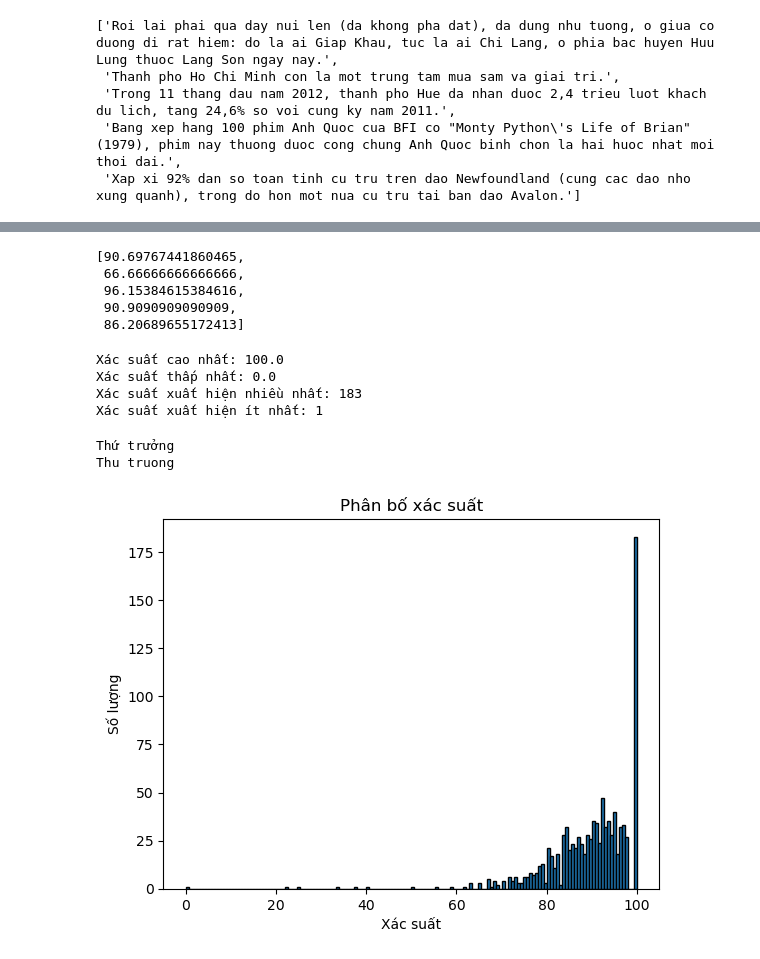
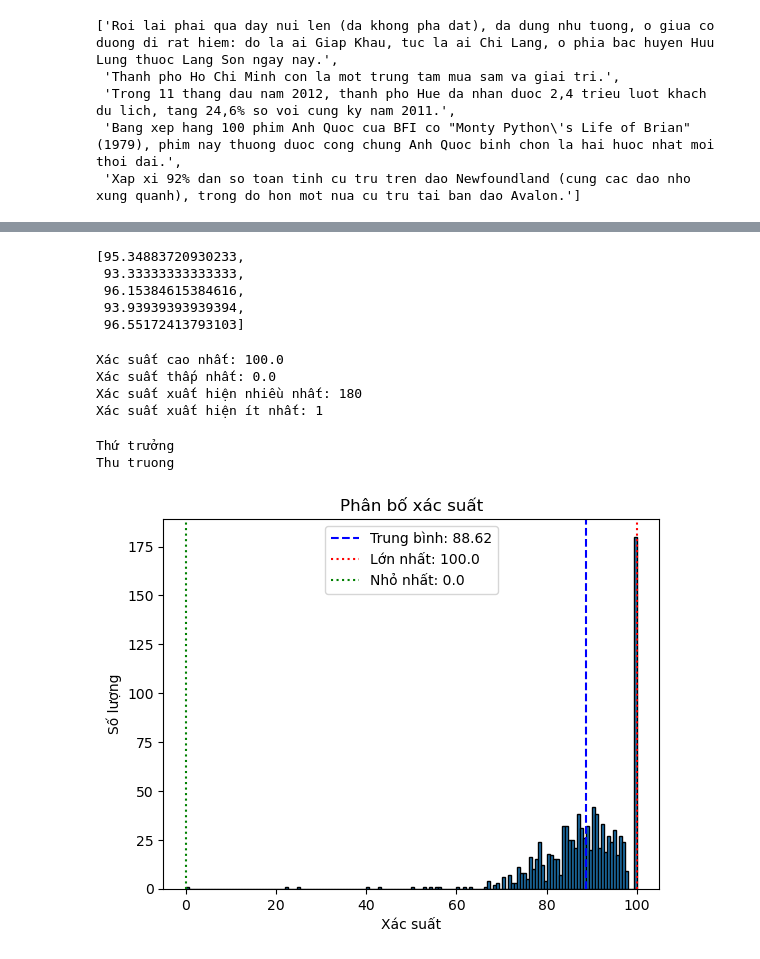
Before and after one commit to kingofnonames/Project-1, a Jupyter notebook: project1.ipynb, the cells around one changed output, grey strips where cells are left out. Cells and saved outputs as stored; diff of their text form; code cells hidden in the pictures.

```diff
--- a/project1.ipynb
+++ b/project1.ipynb
@@ -151,7 +185,7 @@ def compute_probabilities(dataset):
     start_prob = {k : v / sum(start_count.values()) for k, v in start_count.items()}
     trans_prob = {k : {k2 : v2 / sum(v.values()) for k2, v2 in v.items()} for k, v in trans_count.items()}
     emit_prob =  {k : {k2 : v2 / sum(v.values()) for k2, v2 in v.items()} for k, v in emit_count.items()}
-  return start_count, trans_count , emit_count
+  return start_prob, trans_prob , emit_prob
 # %%
 states = defaultdict(list)
 # %%
@@ -165,6 +203,11 @@ result = beam_search(obs.split(" "), states, start_prob, trans_prob, emit_prob)
 print("Chuỗi có dấu:", " ".join(result))
 # %% [output]
 Chuỗi có dấu: là một tổ chức hoạt động phi lợi nhuận,
+# %%
+path = r'D:\Tài liệu học đại học\Project1\Project-1\probabilities.dill'
+
+with open(path, 'wb') as f:
+    dill.dump((states, start_prob, trans_prob, emit_prob), f)
 # %%
 path = r'D:\Tài liệu học đại học\Project1\Project-1\probabilities.dill'
 
@@ -234,11 +287,11 @@ print(f"{similarity_prob:.2f}")
 # %%
 similarity_prob_list[:5]
 # %% [output]
-[90.69767441860465,
- 66.66666666666666,
+[95.34883720930233,
+ 93.33333333333333,
  96.15384615384616,
- 90.9090909090909,
- 86.20689655172413]
+ 93.93939393939394,
+ 96.55172413793103]
 # %%
 prob_counts = Counter(similarity_prob_list)
 # %%
@@ -251,7 +304,7 @@ print(f"Xác suất xuất hiện ít nhất: {frequency_prob_min}")
 # %% [output]
 Xác suất cao nhất: 100.0
 Xác suất thấp nhất: 0.0
-Xác suất xuất hiện nhiều nhất: 183
+Xác suất xuất hiện nhiều nhất: 180
 Xác suất xuất hiện ít nhất: 1
 # %%
 for i in range(len(similarity_prob_list)):
@@ -261,11 +314,16 @@ for i in range(len(similarity_prob_list)):
 # %% [output]
 Thứ trưởng
 Thu truong
-# %%
-plt.hist(similarity_prob_list, bins = 150, edgecolor = "black")
-plt.title("Phân bố xác suất")
-plt.xlabel("Xác suất")
-plt.ylabel("Số lượng")
-plt.show()
-# %% [output]
-[figure, removed]
+# %%
+plt.hist(similarity_prob_list, bins = 150, edgecolor = "black")
+plt.title("Phân bố xác suất")
+plt.xlabel("Xác suất")
+plt.ylabel("Số lượng")
+plt.axvline(similarity_prob, color='blue', linestyle='dashed', linewidth=1.5, label=f'Trung bình: {similarity_prob:.2f}')
+plt.axvline(max(similarity_prob_list), color='red', linestyle='dotted', linewidth=1.5, label=f'Lớn nhất: {max(similarity_prob_list)}')
+plt.axvline(min(similarity_prob_list), color='green', linestyle='dotted', linewidth=1.5, label=f'Nhỏ nhất: {min(similarity_prob_list)}')
+plt.legend()
+plt.savefig(r"D:\Tài liệu học đại học\Project1\Project-1\images\result_HMM_pic5678.png", format="png", dpi=300)
+plt.show()
+# %% [output]
+[figure, added]
```
Also changed, not shown: parts of 49 cells of this notebook, 21 other files.
